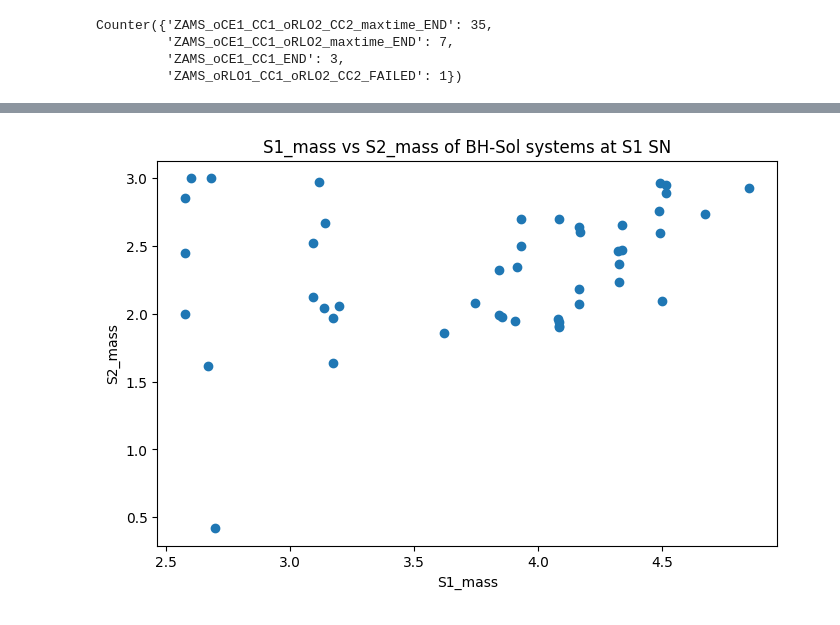
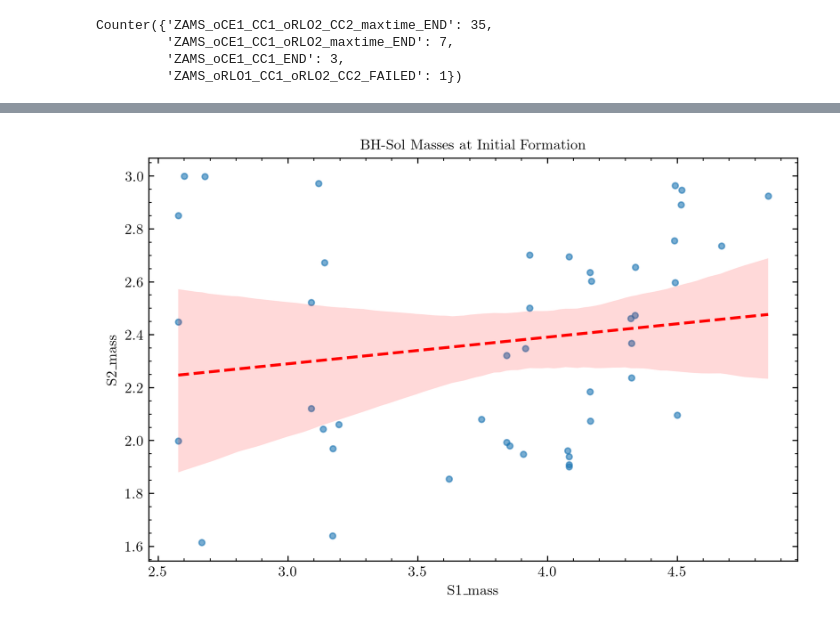
Before and after one commit to PiersonLip/solarBHs, a Jupyter notebook: Notebooks/SunLikeFilt.ipynb, the cells around one changed output, grey strips where cells are left out. Cells and saved outputs as stored; diff of their text form; code cells hidden in the pictures.

Commit message:
cleaned up the data, added some fitting graphs, switched to seaborn

```diff
--- a/Notebooks/SunLikeFilt.ipynb
+++ b/Notebooks/SunLikeFilt.ipynb
@@ -102,3 +123,5 @@ def xVsY(df, xvar:str, yvar:str, title:str|None = None, xLabel:str|None = None,
 pop = Population(str(DataPath / 'SunLikeStar_Filt' / 'BH_Sol_Filtered_1e+00_Zsun_population.h5'))
 # %%
 bhSolRows = pd.read_csv(DataPath /'SunLikeStar_Filt' / 'BH_Sol_Filtered_1e+00_Zsun_population.csv')
+# %%
+bhSolRows = bhSolRows.drop(17, axis='index')
@@ -228,0 +244,2 @@ Name: eccentricity_i, dtype: float64
+# %%
+graphSave = Path.cwd().parent / 'Reports' /'3_23_26' / 'graphs'
@@ -247,4 +270,4 @@ HR_Diagram(bhSolRows,
 # %%
-xVsY(bhSolRows, 'S1_mass', 'S2_mass')
+xVsY(bhSolRows, 'S1_mass', 'S2_mass', title='BH-Sol Masses at Initial Formation', fit=True, saveFig=True, savePath=graphSave)
 # %% [output]
-[figure, old version]
+[figure, new version]
```
Also changed, not shown: parts of 17 cells of this notebook, 7 other files.
